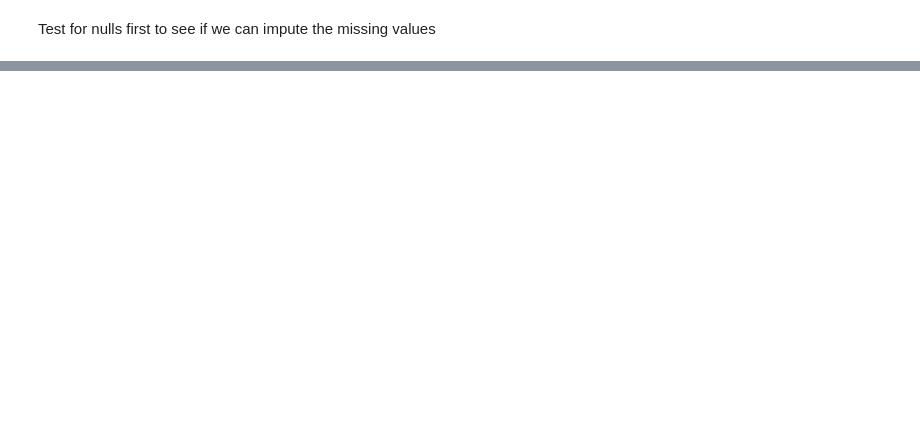
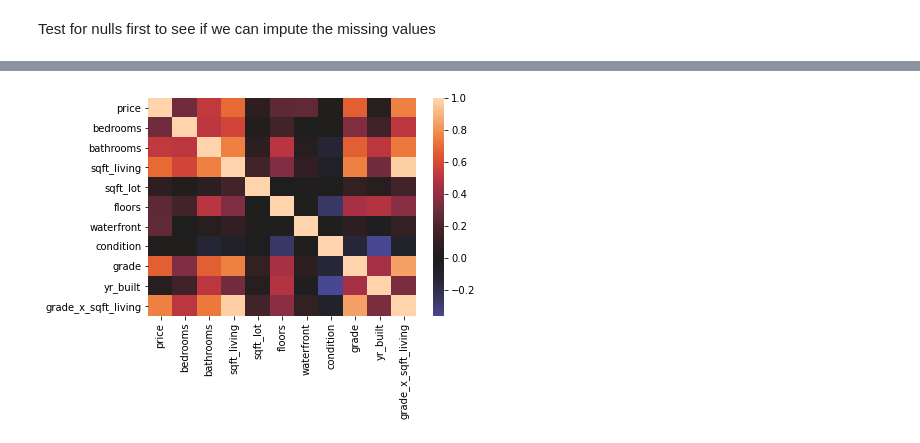
Before and after one commit to sammarder/dsc-phase-2-project-v2-3, a Jupyter notebook: student.ipynb, the cells around one changed output, grey strips where cells are left out. Drawn from its saved outputs; the diff is of its cells as text; code cells hidden in the pictures; blank space fills up the shorter version.

```diff
--- a/student.ipynb
+++ b/student.ipynb
@@ -248,0 +230,3 @@ array([-3.96519695e+04,  5.10323736e+04,  1.69034073e+02, -2.22234439e-01,
+# %%
+df['grade_x_sqft_living'] = df['grade'] * df['sqft_living']
+df.corr()
@@ -248,0 +251,4 @@ array([-3.96519695e+04,  5.10323736e+04,  1.69034073e+02, -2.22234439e-01,
+# %%
+sns.heatmap(df.corr(), center=0);
+# %% [output]
+[figure, added]
```
Also changed, not shown: parts of 30 cells of this notebook.
